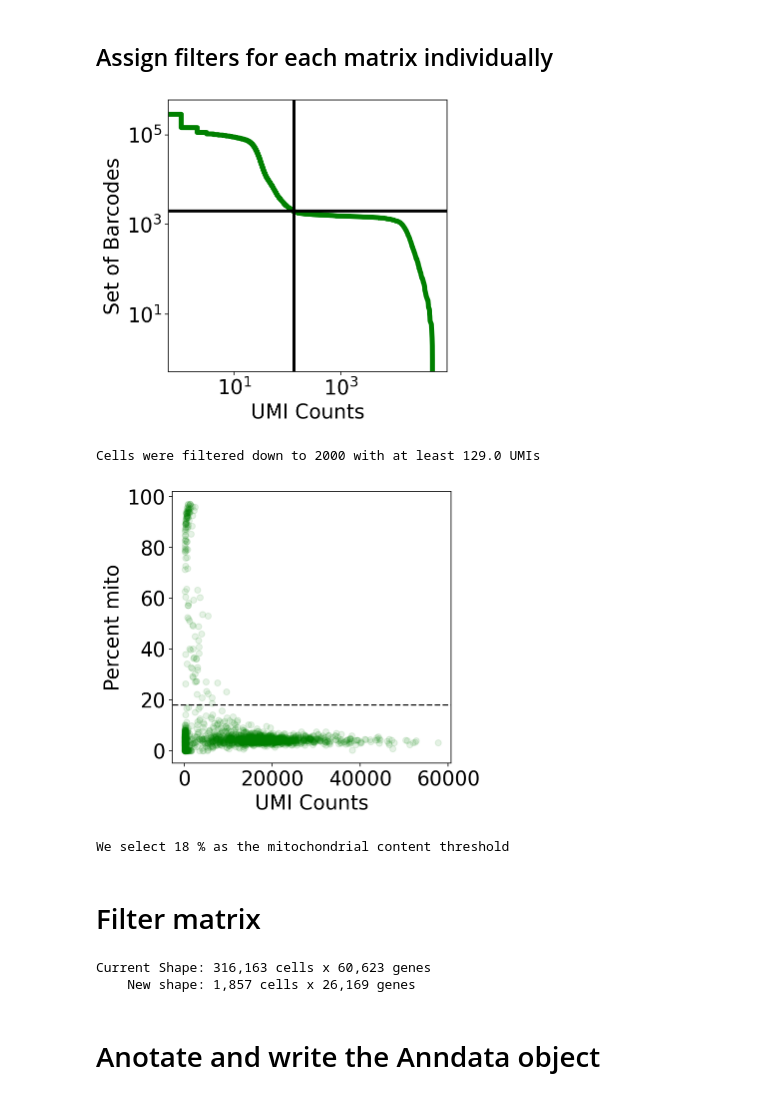
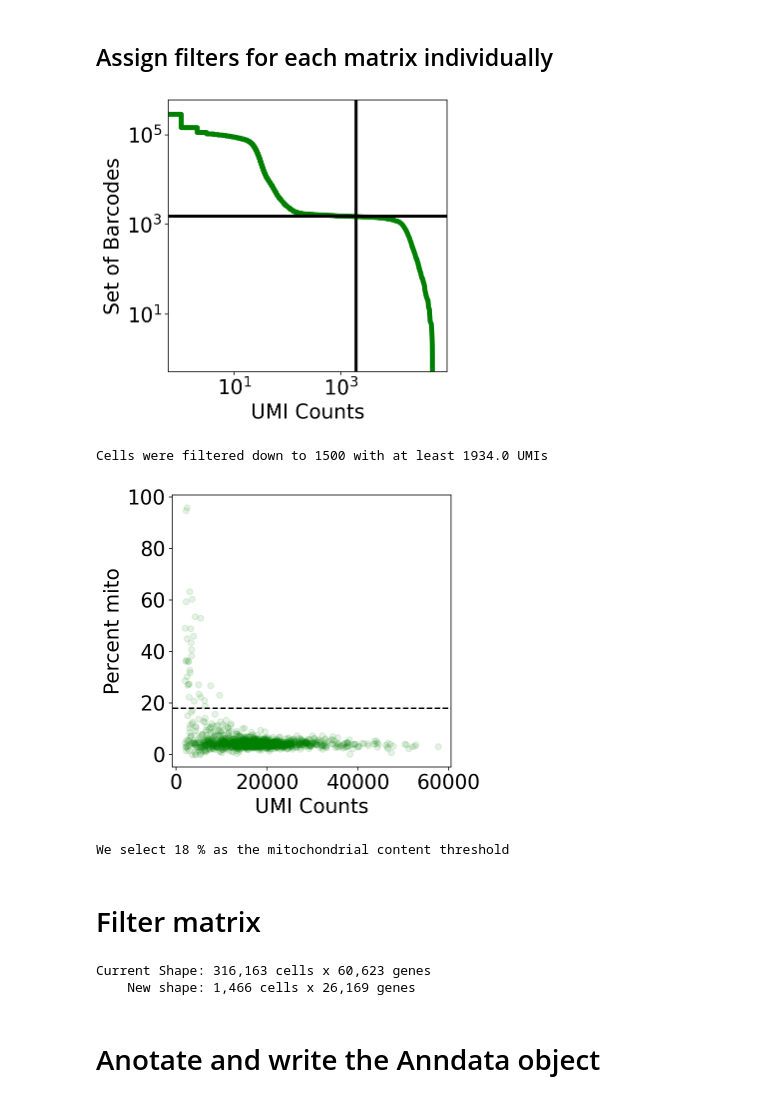
Before and after one commit to agalvezm/ACE2_scRNAseq, a Jupyter notebook: notebooks_countmatrices/GSE121600_GSM3439913.ipynb, the cells around one changed output. Drawn from its saved outputs; the diff is of its cells as text; code cells hidden in the pictures.

```diff
--- a/notebooks_countmatrices/GSE121600_GSM3439913.ipynb
+++ b/notebooks_countmatrices/GSE121600_GSM3439913.ipynb
@@ -375,7 +375,7 @@ gene_threshold = 3
 mito_criteria = 30
 # %%
 
-expected_num_cells = 2000#@param {type:"integer"}
+expected_num_cells = 1500#@param {type:"integer"}
 knee = np.sort(nd(results[sample_id[samp_n]].X.sum(axis=1)))[::-1]
 
 fig, ax = plt.subplots(figsize=(5, 5))
@@ -395,36 +395,36 @@ plt.show()
 
 cell_threshold = knee[expected_num_cells]
 
 results["cell_threshold" + sample_id[samp_n]] = knee[expected_num_cells]
 
 print ("Cells were filtered down to " + str(expected_num_cells) + " with at least " + str(cell_threshold) + " UMIs")
 
 
 mito_criteria = 18#@param {type:"integer"}
 results["mito_criteria" + sample_id[samp_n]] = mito_criteria
 
 fig, ax = plt.subplots(figsize=(5,5))
 
 
 x = nd(results[sample_id[samp_n]].obs["cell_counts"][results[sample_id[i]].obs["cell_counts"] > cell_threshold])
 y = nd(results[sample_id[samp_n]].obs["percent_mito"][results[sample_id[i]].obs["cell_counts"] > cell_threshold])
 
 ax.scatter(x, y, color="green", alpha=0.1)
 
 ax.axhline(y=mito_criteria, linestyle="--", color="k")
 
 
 ax.set_xlabel("UMI Counts")
 ax.set_ylabel("Percent mito")
 
 
 plt.show()
 
 print("We select " + str(mito_criteria) + " % as the mitochondrial content threshold")
 # %% [output]
-[figure, old version]
+[figure, new version]
-Cells were filtered down to 2000 with at least 129.0 UMIs
+Cells were filtered down to 1500 with at least 1934.0 UMIs
-[figure, old version]
+[figure, new version]
 We select 18 % as the mitochondrial content threshold
 # %% [markdown]
 # Filter matrix
@@ -442,7 +442,7 @@ for i in range(no_samples):
   results["data_" + sample_id[i]] = results[sample_id[i]][cell_mask, gene_mask]
 # %% [output]
 Current Shape: 316,163 cells x 60,623 genes
-    New shape: 1,857 cells x 26,169 genes
+    New shape: 1,466 cells x 26,169 genes
 # %% [markdown]
 # Anotate and write the Anndata object
 # %%
```
Also changed, not shown: parts of 5 cells of this notebook.
